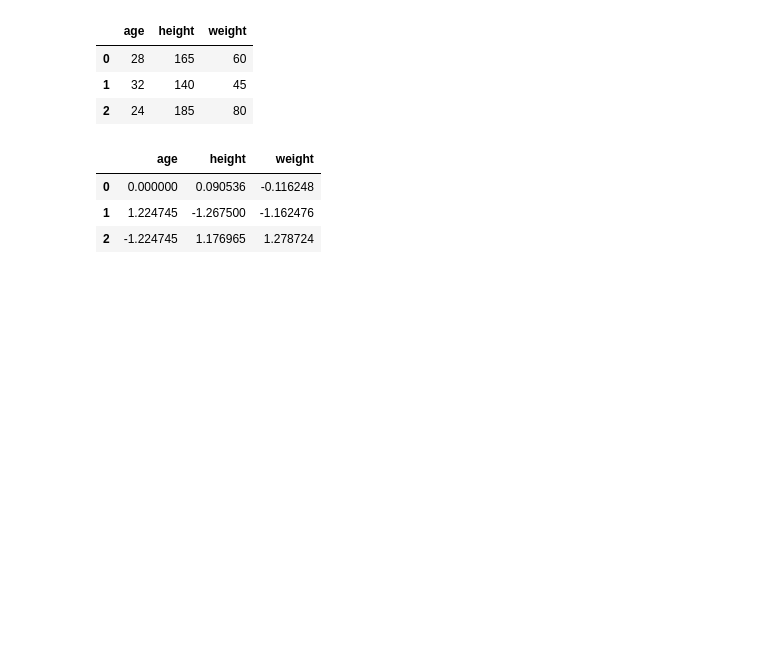
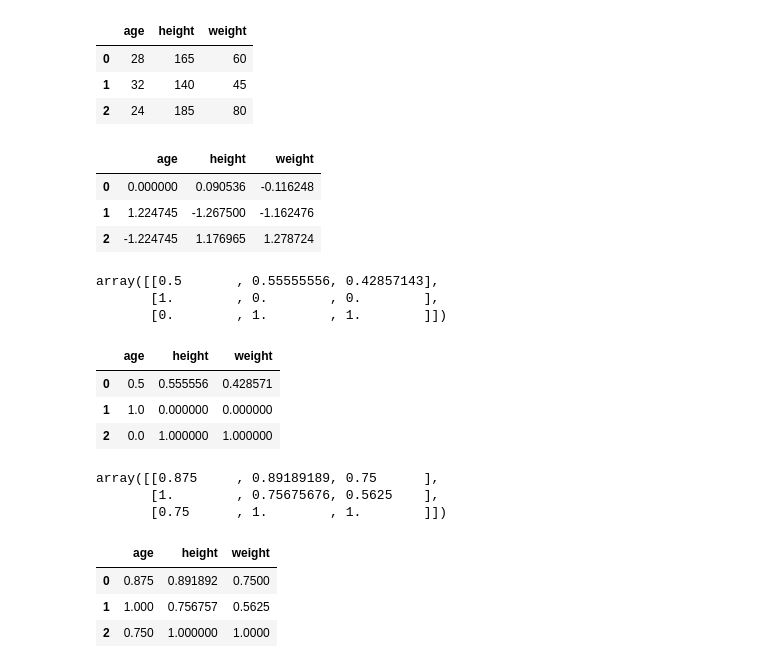
Before and after one commit to Munaam17/Practice-questions, a Jupyter notebook: Machine_Learning/ML.ipynb, the cells around one changed output. Saved outputs shown, nothing was run; the diff lists cells and outputs as text; code cells hidden in the pictures; blank space fills up the shorter version.

Commit message:
Mix-Max & MaxAbs Scalar

```diff
--- a/Machine_Learning/ML.ipynb
+++ b/Machine_Learning/ML.ipynb
@@ -324,3 +336,65 @@ scaled_df
 | 0 | 0.000000 | 0.090536 | -0.116248 |
 | 1 | 1.224745 | -1.267500 | -1.162476 |
 | 2 | -1.224745 | 1.176965 | 1.278724 |
+# %%
+# Min-Max Scalar
+# Sample data for Scaling
+
+data3 = {
+    'age' : [28,32,24],
+    'height' : [165, 140, 185],
+    'weight' : [60, 45, 80]
+}
+
+df4 = pd.DataFrame(data3)
+df4
+
+#import the scalar
+scalar = MinMaxScaler()
+
+#fit the scalar
+scaled_df = scalar.fit_transform(df4)
+scaled_df
+# %% [output]
+array([[0.5       , 0.55555556, 0.42857143],
+       [1.        , 0.        , 0.        ],
+       [0.        , 1.        , 1.        ]])
+# %%
+scaled_df = pd.DataFrame(scaled_df, columns=df4.columns)
+scaled_df
+# %% [output]
+|  | age | height | weight |
+| 0 | 0.5 | 0.555556 | 0.428571 |
+| 1 | 1.0 | 0.000000 | 0.000000 |
+| 2 | 0.0 | 1.000000 | 1.000000 |
+# %%
+# MaxAbs Scalar
+# Sample data for Scaling
+
+data3 = {
+    'age' : [28,32,24],
+    'height' : [165, 140, 185],
+    'weight' : [60, 45, 80]
+}
+
+df5 = pd.DataFrame(data3)
+df5
+
+#import the scalar
+scalar = MaxAbsScaler()
+
+#fit the scalar
+scaled_df = scalar.fit_transform(df5)
+scaled_df
+# %% [output]
+array([[0.875     , 0.89189189, 0.75      ],
+       [1.        , 0.75675676, 0.5625    ],
+       [0.75      , 1.        , 1.        ]])
+# %%
+scaled_df = pd.DataFrame(scaled_df, columns=df4.columns)
+scaled_df
+# %% [output]
+|  | age | height | weight |
+| 0 | 0.875 | 0.891892 | 0.7500 |
+| 1 | 1.000 | 0.756757 | 0.5625 |
+| 2 | 0.750 | 1.000000 | 1.0000 |
```
Also changed, not shown: parts of 3 cells of this notebook.
